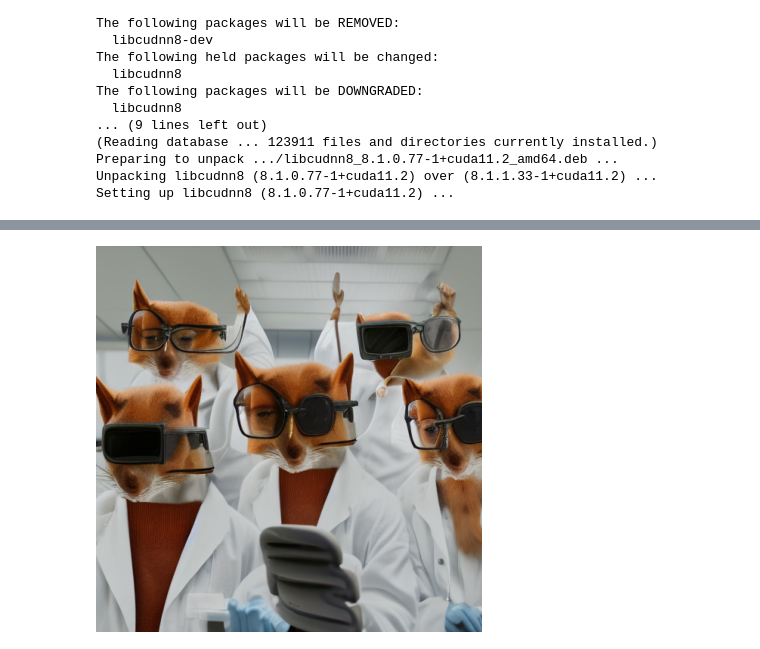
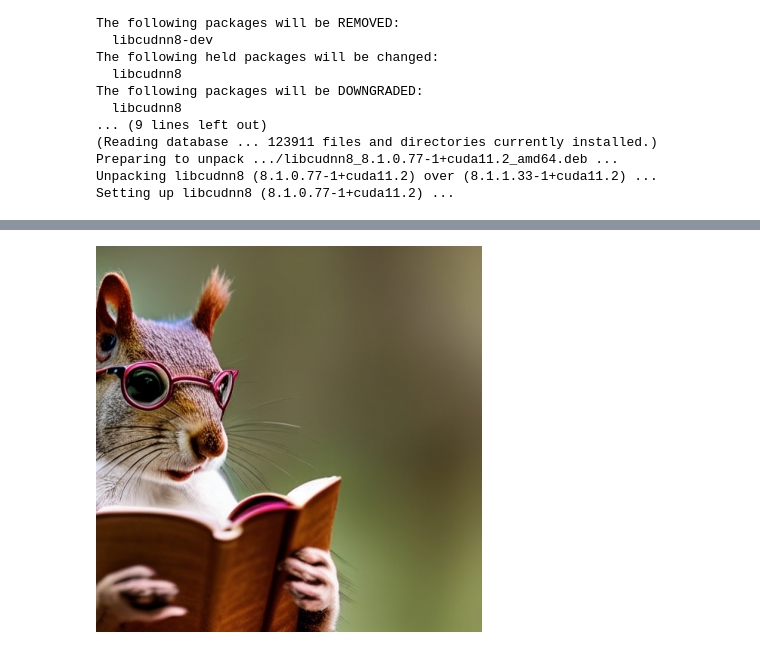
Before and after one commit to Luke2642/Simple-Stable-Diffusion, a Jupyter notebook: Simple_Stable_Diffusion_in_5_seconds!.ipynb, the cells around one changed output, grey strips where cells are left out. Drawn from its saved outputs; the diff is of its cells as text; code cells hidden in the pictures.

```diff
--- a/Simple_Stable_Diffusion_in_5_seconds!.ipynb
+++ b/Simple_Stable_Diffusion_in_5_seconds!.ipynb
@@ -57,9 +58,9 @@ Downloading data from https://huggingface.co/fchollet/stable-diffusion/resolve/m
 # %%
 # The first time you run this cell, it'll take ages.
-# Subsequent runs take only 5 seconds per image, unless you change the batch size.
+# Subsequent runs take only 5 seconds per image, unless you increase the batch size, the number of variations generated each time.
 
 images = model.text_to_image(
-    "human squirrels wearing lab coats and glasses in a lab",
+    "A scholarly squirrel wearing reading glasses, spectacles, eyeglasses. A professional photograph, detailed, bokeh, sharp focus.",
     batch_size=1,
 )
 
@@ -69 +70 @@ plot_images(images)
-[figure, old version]
+[figure, new version]
```
Also changed, not shown: parts of 4 cells of this notebook.
